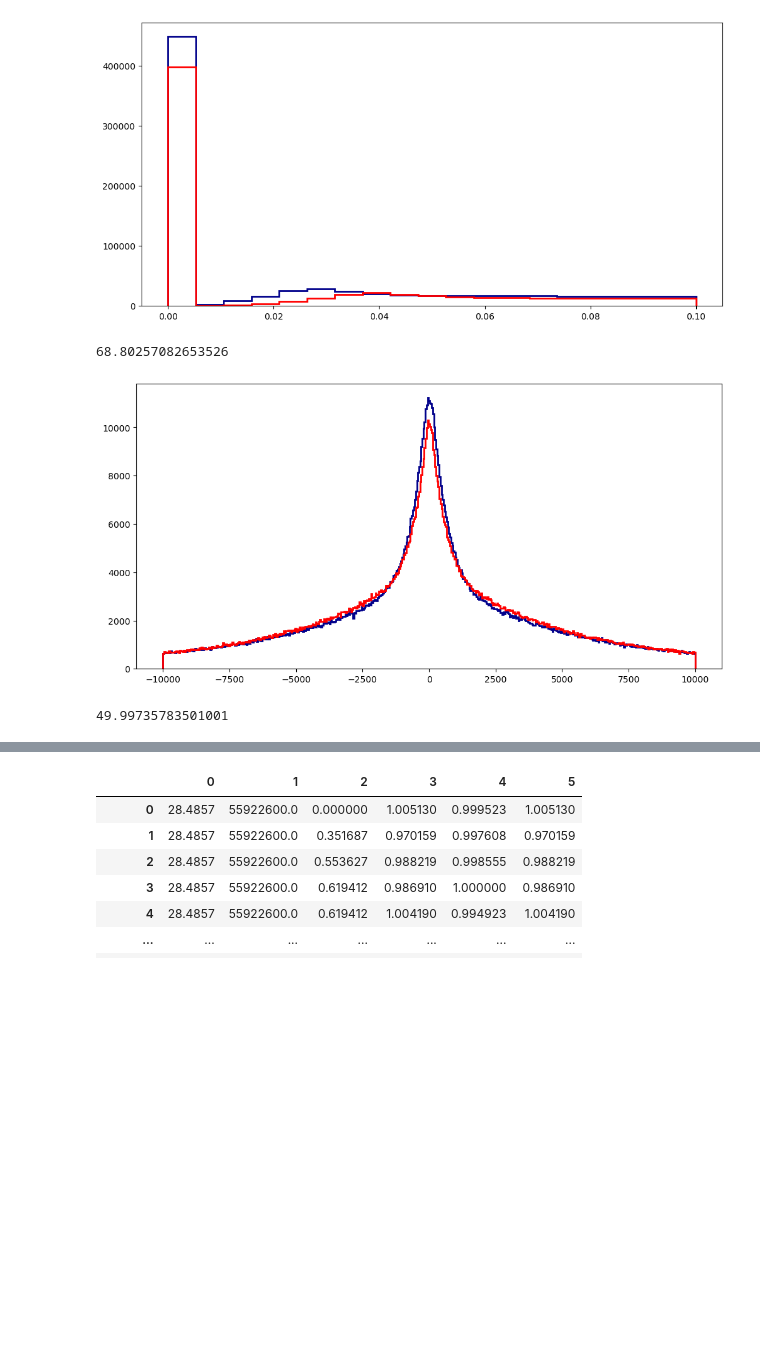
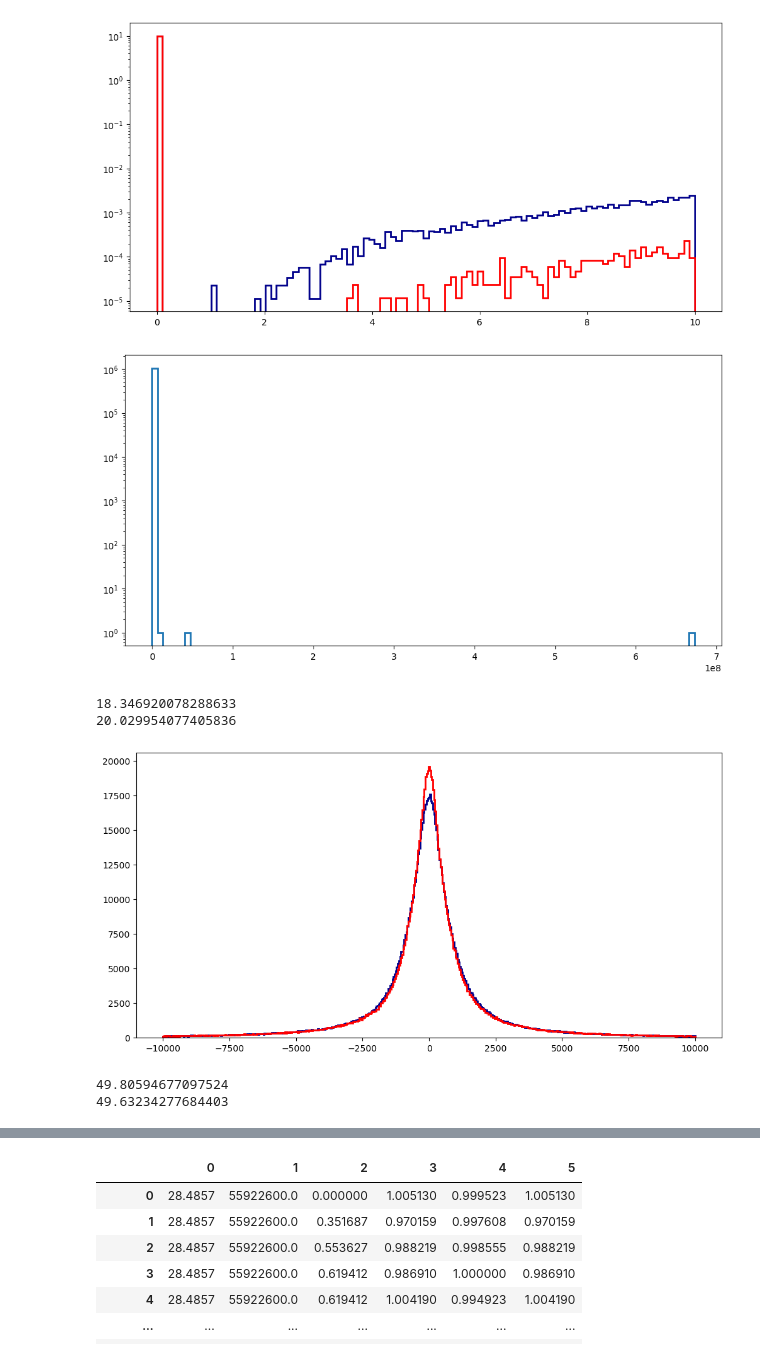
Before and after one commit to FindTheHiggs/Code, a Jupyter notebook: Code/Support.ipynb, the cells around one changed output, grey strips where cells are left out. Cells and saved outputs as stored; diff of their text form; code cells hidden in the pictures; blank space fills up the shorter version.

```diff
--- a/Code/Support.ipynb
+++ b/Code/Support.ipynb
@@ -141,6 +275,8 @@ Done dataDout.csv
+# %%
+#Open another file to access the different graphs
+df = pd.read_csv('./../CSVfiles/ggH.csv')
 # %%
-#Open another file to access the different graphs
-with open('./CSVfiles/ggH.data', 'rb') as f:
-    df=pickle.load(f)
-print('This is {} percent signal data'.format(((len(df[df[0]==1]))/len(df[df[0]==0])*100)))
+#Quick look at the data
+print(df.head)
+print('This is {} percent signal data'.format((((len(df[df['label']==1]))/len(df))*100)))
 # %% [output]
@@ -148,40 +300,43 @@ This is 16.745584719143263 percent signal data
 # %%
 #For checkng ptcone, etacone
-ptcone1 = df[18].values
-ptcone2 = df[19].values
-pt1 = df[6].values
-pt2 = df[7].values
-div1 = ptcone1/pt1
-div2 = ptcone2/pt2
+div1 = df['g1_ptcone']/df['g1_pt']
+div2 = df['g2_ptcone']/df['g2_pt']
 plt.figure(figsize=(12,6), dpi= 100)
-xlims=[0,0.1]
-bins = np.linspace(xlims[0],xlims[1],20,endpoint=True)
-plt.hist(div1, color = 'darkblue', bins=bins, histtype='step', linewidth=2)
-plt.hist(div2, color = 'red', bins=bins, histtype='step', linewidth=2)
+xlims=[0,10]
+bins = np.linspace(xlims[0],xlims[1],100,endpoint=True)
+plt.yscale('log')
+plt.hist(div1, color = 'darkblue', bins=bins, density = True, histtype='step', linewidth=2)
+plt.hist(div2, color = 'red', bins=bins, density = True,histtype='step', linewidth=2)
+plt.show()
+
+plt.figure(figsize=(12,6), dpi= 100)
+plt.hist(df['g1_ptcone'], bins = 100, histtype='step', linewidth=2)
+plt.yscale('log')
 plt.show()
 
 #percent background using this cut
-print(((len(div1[div1>0.02]))/(len(div1)))*100)
+print(((len(div1[div1>0.05]))/(len(div1)))*100)
+print(((len(div2[div2>0.05]))/(len(div2)))*100)
 
-etacone1 = df[20].values
-etacone2 = df[21].values
-eta1 = df[8].values
-eta2 = df[9].values
-div1 = etacone1/eta1
-div2 = etacone2/eta2
+div1 = df['g1_etacone']/df['g1_eta']
+div2 = df['g2_etacone']/df['g2_eta']
 plt.figure(figsize=(12,6), dpi= 100)
 xlims=[-10000,10000]
 bins = np.linspace(xlims[0],xlims[1],500,endpoint=True)
 plt.hist(div1, color = 'darkblue', bins=bins, histtype='step', linewidth=2)
 plt.hist(div2, color = 'red', bins=bins, histtype='step', linewidth=2)
 plt.show()
 
 #percent background using this cut
 print(((len(div1[div1>0.065]))/(len(div1)))*100)
+print(((len(div2[div2>0.065]))/(len(div2)))*100)
 # %% [output]
-[figure, old version]
+[figure, new version]
+[figure, new version]
-68.80257082653526
+18.346920078288633
+20.029954077405836
-[figure, old version]
+[figure, added]
-49.99735783501001
+49.80594677097524
+49.63234277684403
 # %%
 #for checking energy values
```
Also changed, not shown: parts of 11 cells of this notebook, 1 other file.
